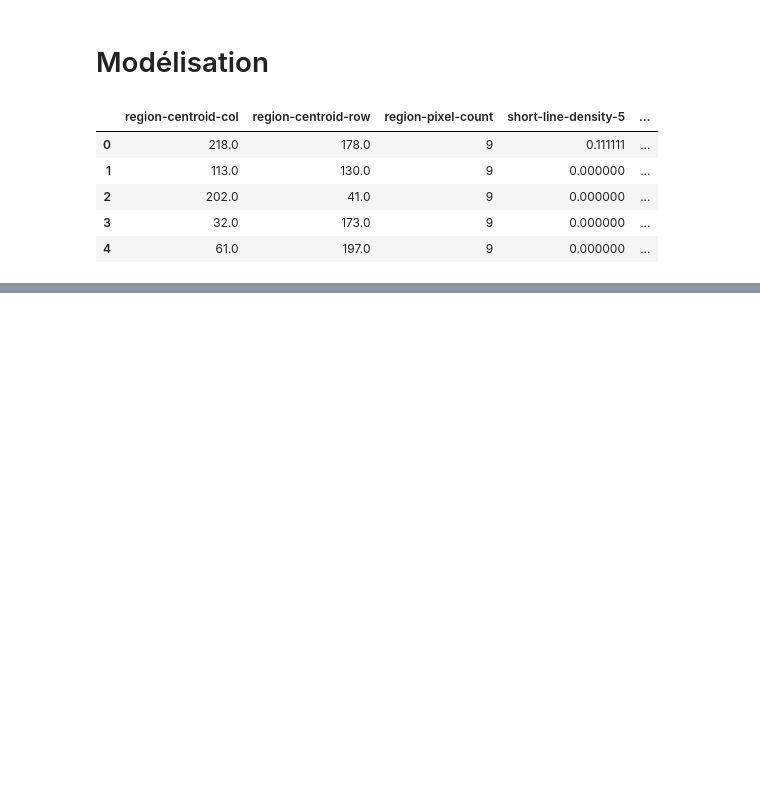
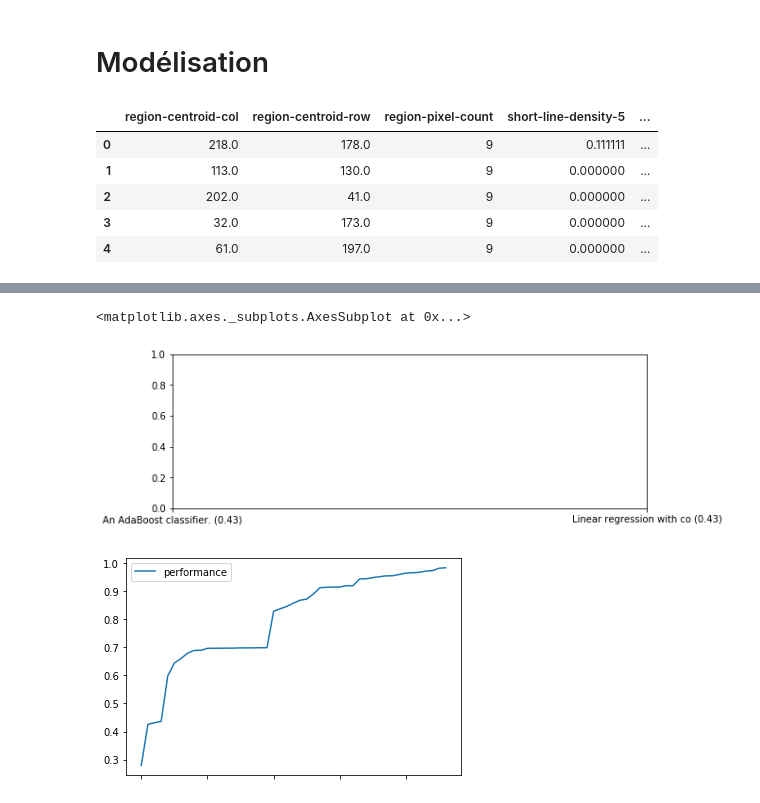
Before and after one commit to Kawiim/Data-Analysis, a Jupyter notebook: tp_python.ipynb, the cells around one changed output, grey strips where cells are left out. Cells and saved outputs as stored; diff of their text form; code cells hidden in the pictures; blank space fills up the shorter version.

```diff
--- a/tp_python.ipynb
+++ b/tp_python.ipynb
@@ -262,0 +377,10 @@ modele = algo.fit(x_train.select_dtypes(exclude="object"), y_train)
+# %%
+algos = get_sklearn_algorithms()
+for key in algos.keys():
+    print ("\n===>",key)
+    algos_ = []
+    for algo in algos[key]:
+        classe_algo = str(algo)
+        nom_algo    = classe_algo[str(classe_algo).rfind(".")+1:str(classe_algo).rfind("'")]
+        algos_.append(nom_algo)
+    print (",".join(algos_))
@@ -262,0 +661,11 @@ modele = algo.fit(x_train.select_dtypes(exclude="object"), y_train)
+# %%
+fig , axes = plt.subplots(1,1)
+fig.set_size_inches(9,3)
+df_perf = df_perf.sort_values(col_name )
+axes.xaxis.set_ticklabels(df_perf.index)
+axes.xaxis.set_major_locator(ticker.MultipleLocator(1))
+df_perf.plot(rot=45, x_compat=True)
+# %% [output]
+<matplotlib.axes._subplots.AxesSubplot at 0x...>
+[figure, added]
+[figure, added]
```
Also changed, not shown: parts of 26 cells of this notebook, 2 other files.
